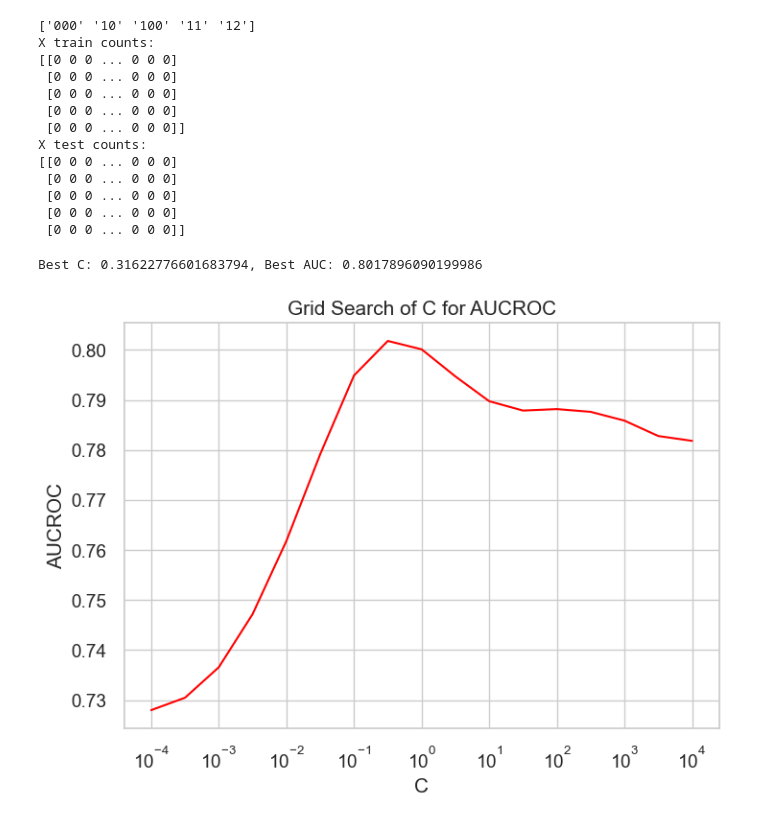
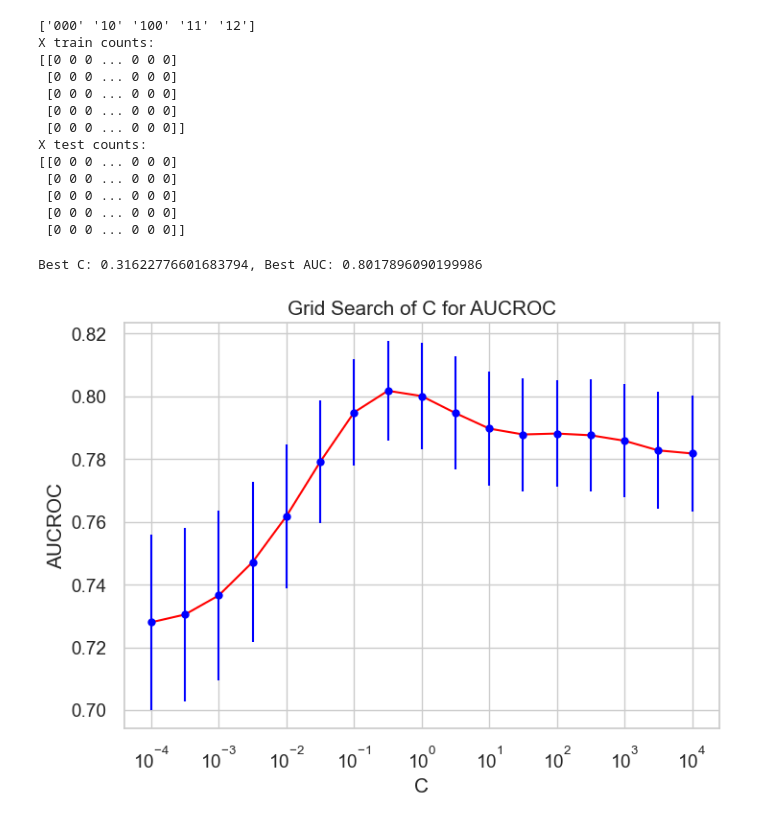
Before and after one commit to pickle244/ml-project-a, a Jupyter notebook: bow.ipynb, the cells around one changed output. Drawn from its saved outputs; the diff is of its cells as text; code cells hidden in the pictures.

```diff
--- a/bow.ipynb
+++ b/bow.ipynb
@@ -207,35 +207,39 @@ with open("yproba1_test.txt", "w") as f:
 # %%
 C_grid = np.logspace(-4, 4, 17)
 hypers_list = []
+errs_list = []
 
 kf = sklearn.model_selection.KFold(n_splits=10, shuffle=True, random_state=42)
 for C in C_grid:
-  pl = make_logit_pipeline(C=C)
-  aucs = []
-  for train_index, val_index in kf.split(x_train_df_new):
-    x_train_fold = x_train_df_new.iloc[train_index]
-    y_train_fold = y_train_df['Coarse Label'].iloc[train_index]
-    x_val_fold = x_train_df_new.iloc[val_index]
-    y_val_fold = y_train_df['Coarse Label'].iloc[val_index]
+    pl = make_logit_pipeline(C=C)
+    aucs = []
+    for train_index, val_index in kf.split(x_train_df_new):
+        x_train_fold = x_train_df_new.iloc[train_index]
+        y_train_fold = y_train_df['Coarse Label'].iloc[train_index]
+        x_val_fold = x_train_df_new.iloc[val_index]
+        y_val_fold = y_train_df['Coarse Label'].iloc[val_index]
 
-    pl.fit(x_train_fold, y_train_fold)
-    y_pred_proba = pl.predict_proba(x_val_fold)[:, 1]
+        pl.fit(x_train_fold, y_train_fold)
+        y_pred_proba = pl.predict_proba(x_val_fold)[:, 1]
 
-    auc = sklearn.metrics.roc_auc_score(y_val_fold, y_pred_proba)
-    aucs.append(auc)
-  mean_auc = np.mean(aucs)
-  hypers_list.append((C, mean_auc))
+        auc = sklearn.metrics.roc_auc_score(y_val_fold, y_pred_proba)
+        aucs.append(auc)
 
-AUC_vals = [h[1] for h in hypers_list]
-plt.plot(C_grid, AUC_vals, color='red')
-plt.xscale('log')
-plt.xlabel('C')
-plt.ylabel('AUCROC')
-plt.title('Grid Search of C for AUCROC')
-
-best_C, best_auc = max(hypers_list, key=lambda x: x[1])
-print(f"Best C: {best_C}, Best AUC: {best_auc}")
+    mean_auc = np.mean(aucs)
+    hypers_list.append((C, mean_auc))
+    errs_list.append(np.std(aucs))
-# %% [output]
-Best C: 0.31622776601683794, Best AUC: 0.8017896090199986
-[figure, removed]
+# %%
+AUC_vals = [h[1] for h in hypers_list]
+plt.plot(C_grid, AUC_vals, color='red')
+plt.errorbar(C_grid, AUC_vals, yerr=errs_list, color='blue', fmt='o')
+plt.xscale('log')
+plt.xlabel('C')
+plt.ylabel('AUCROC')
+plt.title('Grid Search of C for AUCROC')
+
+best_C, best_auc = max(hypers_list, key=lambda x: x[1])
+print(f"Best C: {best_C}, Best AUC: {best_auc}")
+# %% [output]
+Best C: 0.31622776601683794, Best AUC: 0.8017896090199986
+[figure, added]
 # %%
```
Also changed, not shown: parts of 1 cell of this notebook, 2 other files.
